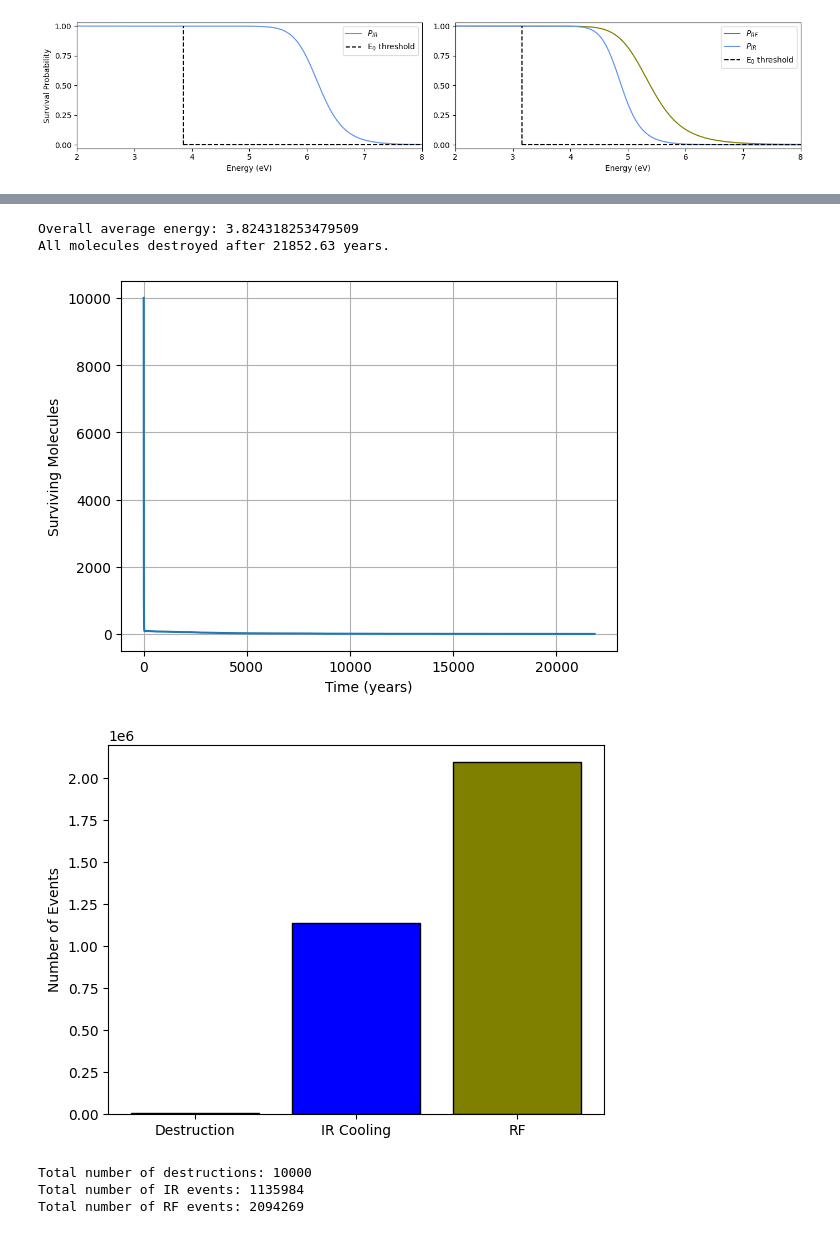
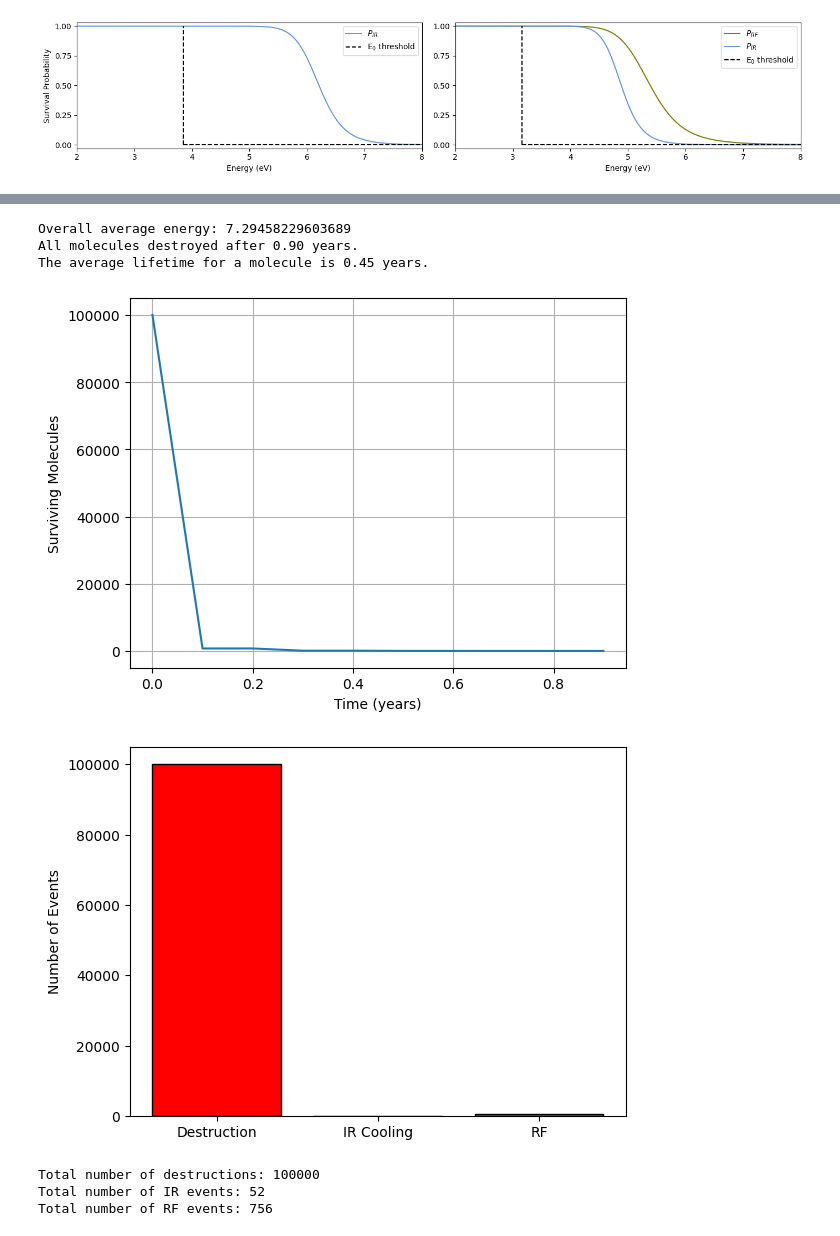
Before and after one commit to mustafa9812/Project-Cynap, a Jupyter notebook: scripts/calculations.ipynb, the cells around one changed output, grey strips where cells are left out. Saved outputs shown, nothing was run; the diff lists cells and outputs as text; code cells hidden in the pictures.

Commit message:
Simulation update, sets excitation state to false after IR & RF cooling

```diff
--- a/scripts/calculations.ipynb
+++ b/scripts/calculations.ipynb
@@ -981,16 +987,17 @@ plt.savefig(r'C:\Users\Mustafa\Documents\GitHub\Project-Cynap\plots\Cation-1cyan
 # %%
-# MONTE CARLO SIMULATION FOR CATION 1-CYANONAPHTHALENE (VECTORIZED)
+# MONTE CARLO SIMULATION FOR 1-CYANONAPHTHALENE+ (VECTORIZED)
 # SOURCES:
 # https://www.sciencedirect.com/science/article/pii/S0168583X24001575?via%3Dihub
 # https://chem.libretexts.org/Courses/Grinnell_College/CHM_364%3A_Physical_Chemistry_2_%28Grinnell_College%29/13%3A_Lasers_Laser_Spectroscopy_and_Photochemistry/13.01%3A_Electronically_Excited_Molecules_can_Relax_by_a_Number_of_Processes
 # https://www.aanda.org/articles/aa/full_html/2012/07/aa18347-11/aa18347-11.html#:~:text=Context.,the%20different%20local%20physical%20conditions
+# https://www.aanda.org/articles/aa/pdf/2015/05/aa25014-14.pdf
 
 # PARAMETERS FOR MONTE CARLO SIMULATION
-num_molecules = 10000
+num_molecules = 100000
 E_min = 3.82  # eV, lower limit
 E_max = 13.6   # eV, upper limit
 Nc = 11
-G0 = 1 # FUV Habing field for the NGC 7023 region
+G0 = 2700 # FUV Habing field for the NGC 7023 region
 t_uv = 1.4e9 / (Nc * G0)
 dt = 3.1536e7 / 10  # e.g. 1/10th of a year per step, adjust as needed
 
@@ -1060,7 +1067,10 @@ while np.any(molecule_alive):
     molecule_alive[idx[rrkm_mask]] = False
 
     molecule_energies[idx[ir_mask]] = E_min
+    molecule_excited[idx[ir_mask]] = False  # Reset excited state for IR events
+
     molecule_energies[idx[rf_mask]] = E_min
+    molecule_excited[idx[rf_mask]] = False  # Reset excited state for RF events
 
     E_FUV_GAIN = np.random.uniform(0.5, 13.6, size=np.sum(fuv_mask))
     molecule_energies[idx[fuv_mask]] = np.minimum(E[fuv_mask] + E_FUV_GAIN, E_max)
@@ -1074,38 +1084,39 @@ while np.any(molecule_alive):
 
     current_time += dt
     t += 1
 
 # FINAL AVERAGE ENERGY
 overall_avg_energy = np.mean(total_average)
 print("Overall average energy:", overall_avg_energy)
 
 # TIME TO ZERO MOLECULES
 years_to_zero = time_history[-1] / 3.15576e7
 print(f"All molecules destroyed after {years_to_zero:.2f} years.")
 print(f"The average lifetime for a molecule is {np.mean(time_history) / 3.15576e7:.2f} years.")
 
 # PLOTS
 plt.plot(np.array(time_history) / 3.15576e7, survival_history)
 plt.xlabel('Time (years)')
 plt.ylabel('Surviving Molecules')
 plt.grid(True)
 plt.show()
 
 event_labels = ['Destruction', 'IR Cooling', 'RF']
 event_counts = [destruction_count, ir_count, rf_count]
 plt.bar(event_labels, event_counts, color=['red', 'blue', 'olive'], edgecolor='black')
 plt.ylabel('Number of Events')
 plt.show()
 
 print("Total number of destructions:", destruction_count)
 print("Total number of IR events:", ir_count)
 print("Total number of RF events:", rf_count)
 # %% [output]
-Overall average energy: 3.824318253479509
-All molecules destroyed after 21852.63 years.
+Overall average energy: 7.29458229603689
+All molecules destroyed after 0.90 years.
+The average lifetime for a molecule is 0.45 years.
-[figure, old version]
+[figure, new version]
-[figure, old version]
+[figure, new version]
-Total number of destructions: 10000
-Total number of IR events: 1135984
-Total number of RF events: 2094269
+Total number of destructions: 100000
+Total number of IR events: 52
+Total number of RF events: 756
 # %%
```
Also changed, not shown: parts of 8 cells of this notebook, 16 other files.
